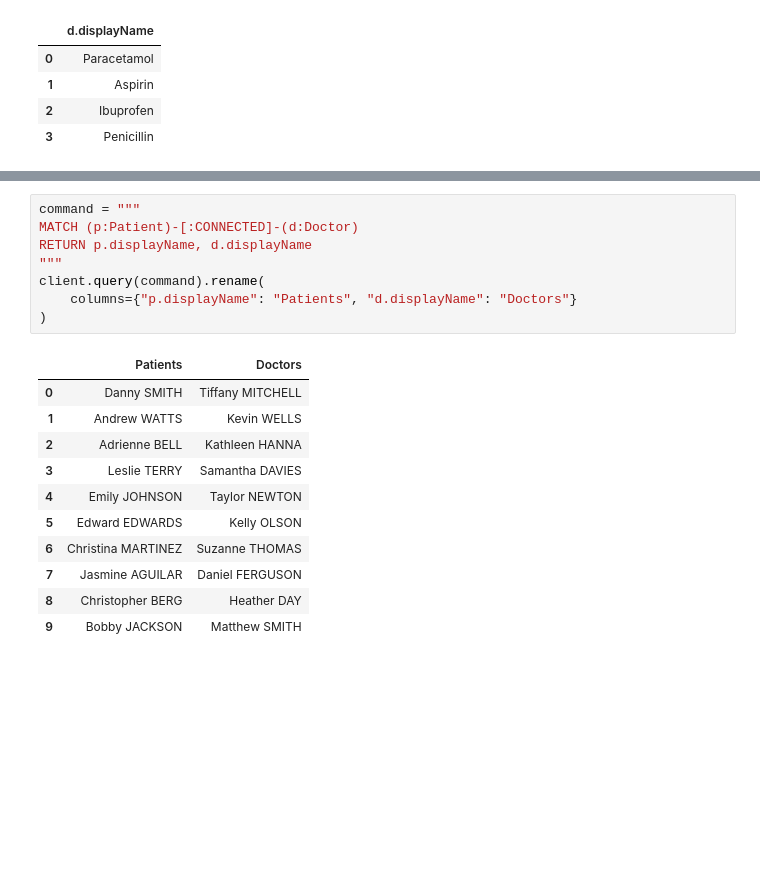
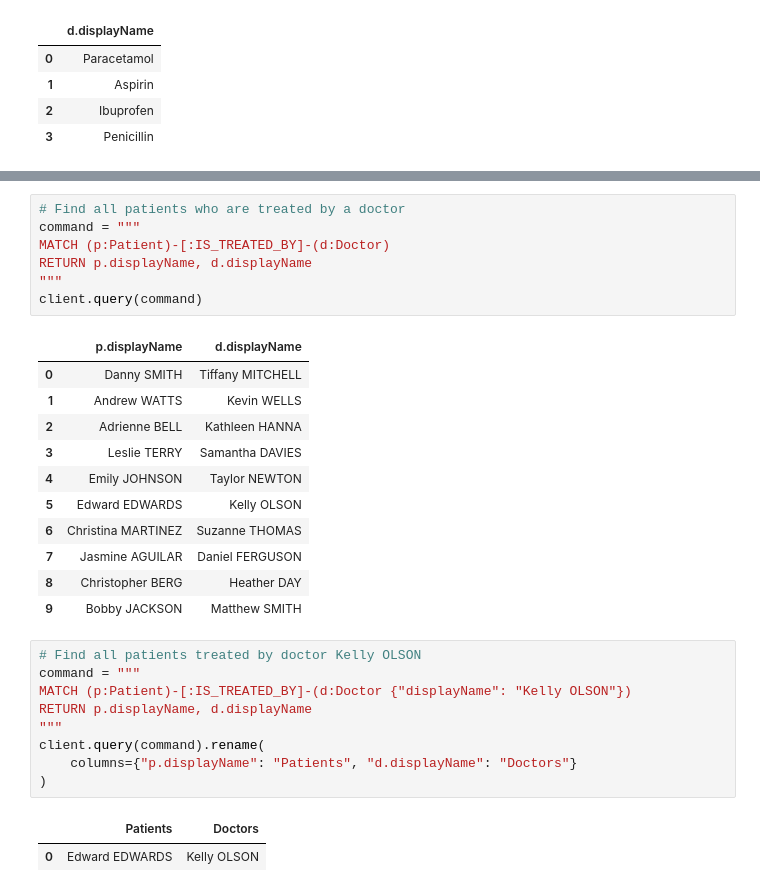
Before and after one commit to turing-db/turingdb-examples, a Jupyter notebook: examples/notebooks/public_version/healthcare_dataset.ipynb, the cells around one changed output, grey strips where cells are left out. Drawn from its saved outputs; the diff is of its cells as text; blank space fills up the shorter version.

```diff
--- a/examples/notebooks/public_version/healthcare_dataset.ipynb
+++ b/examples/notebooks/public_version/healthcare_dataset.ipynb
@@ -889,24 +921,35 @@ client.query(command)
 | 1 | Christina MARTINEZ | 20 |
 | 2 | Christopher BERG | 58 |
 | 3 | Bobby JACKSON | 30 |
+# %%
+# Find all patients who are treated by a doctor
+command = """
+MATCH (p:Patient)-[:IS_TREATED_BY]-(d:Doctor)
+RETURN p.displayName, d.displayName
+"""
+client.query(command)
+# %% [output]
+|  | p.displayName | d.displayName |
+| 0 | Danny SMITH | Tiffany MITCHELL |
+| 1 | Andrew WATTS | Kevin WELLS |
+| 2 | Adrienne BELL | Kathleen HANNA |
+| 3 | Leslie TERRY | Samantha DAVIES |
+| 4 | Emily JOHNSON | Taylor NEWTON |
+| 5 | Edward EDWARDS | Kelly OLSON |
+| 6 | Christina MARTINEZ | Suzanne THOMAS |
+| 7 | Jasmine AGUILAR | Daniel FERGUSON |
+| 8 | Christopher BERG | Heather DAY |
+| 9 | Bobby JACKSON | Matthew SMITH |
 # %%
+# Find all patients treated by doctor Kelly OLSON
 command = """
-MATCH (p:Patient)-[:CONNECTED]-(d:Doctor)
+MATCH (p:Patient)-[:IS_TREATED_BY]-(d:Doctor {"displayName": "Kelly OLSON"})
 RETURN p.displayName, d.displayName
 """
 client.query(command).rename(
     columns={"p.displayName": "Patients", "d.displayName": "Doctors"}
 )
 # %% [output]
 |  | Patients | Doctors |
-| 0 | Danny SMITH | Tiffany MITCHELL |
-| 1 | Andrew WATTS | Kevin WELLS |
-| 2 | Adrienne BELL | Kathleen HANNA |
-| 3 | Leslie TERRY | Samantha DAVIES |
-| 4 | Emily JOHNSON | Taylor NEWTON |
-| 5 | Edward EDWARDS | Kelly OLSON |
-| 6 | Christina MARTINEZ | Suzanne THOMAS |
-| 7 | Jasmine AGUILAR | Daniel FERGUSON |
-| 8 | Christopher BERG | Heather DAY |
-| 9 | Bobby JACKSON | Matthew SMITH |
+| 0 | Edward EDWARDS | Kelly OLSON |
 # %%
```
Also changed, not shown: parts of 24 cells of this notebook.
